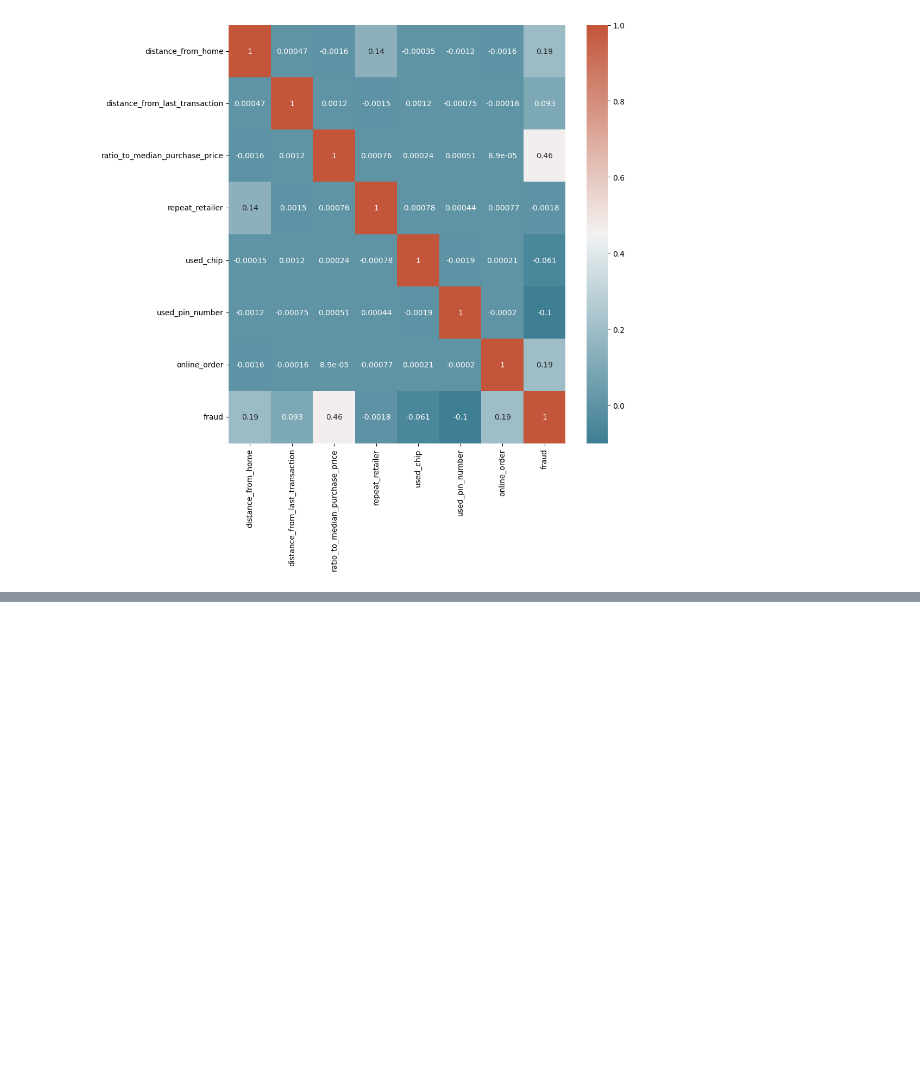
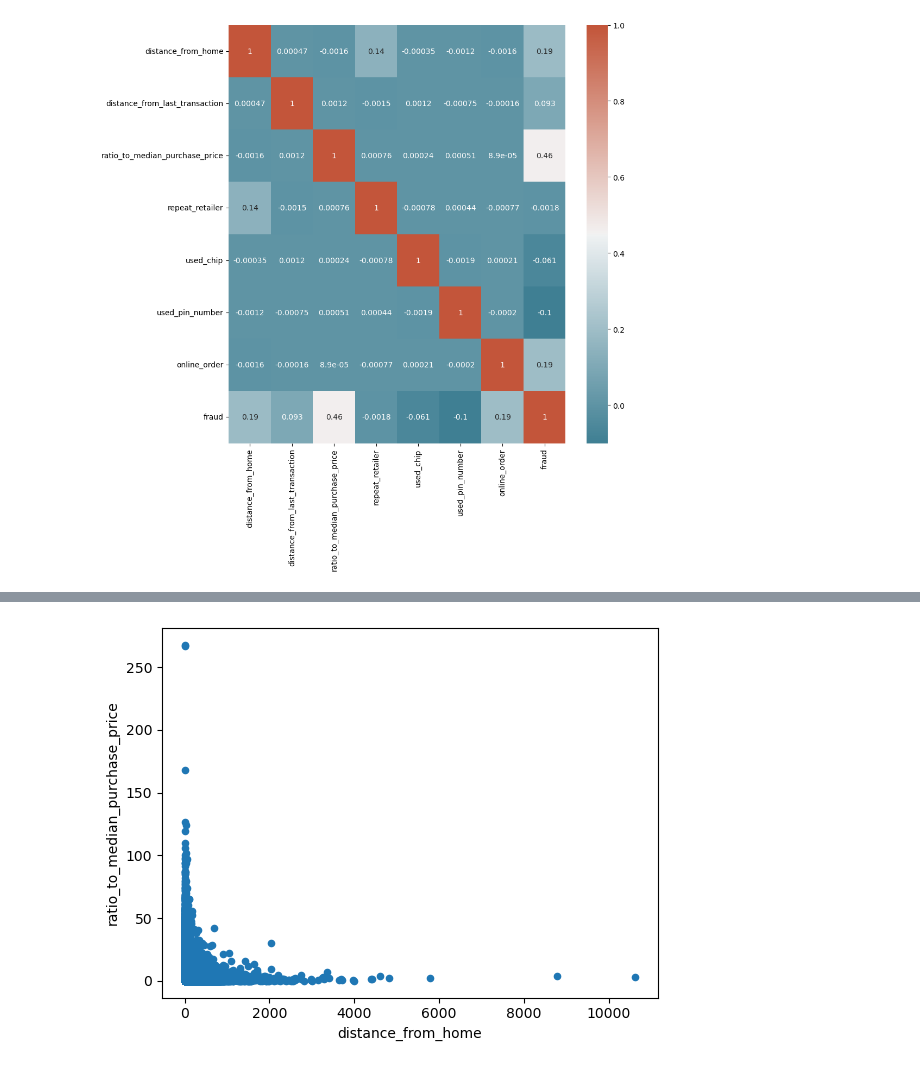
Before and after one commit to KarimKhalil33/CreditCard-Fraud-Data-Analysis, a Jupyter notebook: analysis/analysis4.ipynb, the cells around one changed output, grey strips where cells are left out. Cells and saved outputs as stored; diff of their text form; code cells hidden in the pictures; blank space fills up the shorter version.

```diff
--- a/analysis/analysis4.ipynb
+++ b/analysis/analysis4.ipynb
@@ -181,0 +189,6 @@ plt.show(heatmap)
+# %%
+#exploring not just the research question but understanding if there could be any other way of defining a relationship other than
+scatterplot = df.plot(kind='scatter',x='distance_from_home',y='ratio_to_median_purchase_price')
+plt.show(scatterplot)
+# %% [output]
+[figure, added]
```
Also changed, not shown: parts of 1 cell of this notebook.
